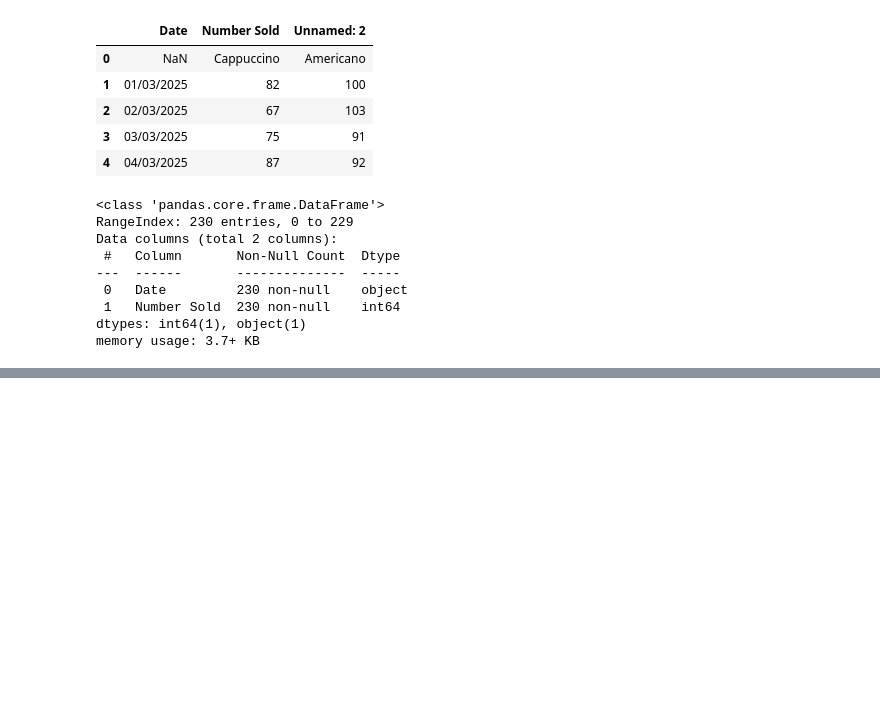
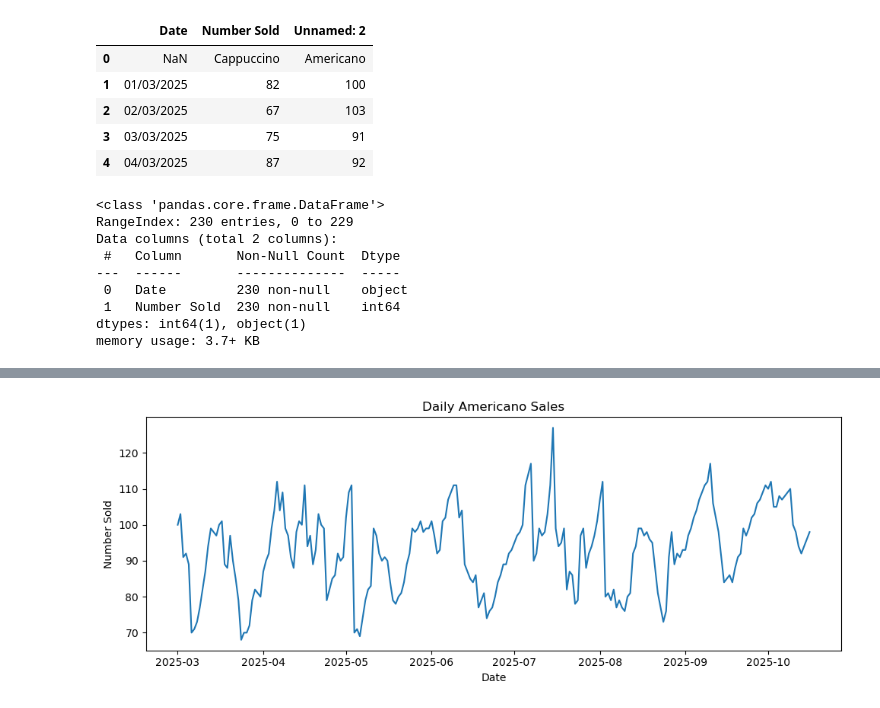
Before and after one commit to ufigiabhi/SYSDEV-Groupproject, a Jupyter notebook: ml/notebooks/01_data_loading_and_cleaning.ipynb, the cells around one changed output, grey strips where cells are left out. Saved outputs shown, nothing was run; the diff lists cells and outputs as text; code cells hidden in the pictures; blank space fills up the shorter version.

```diff
--- a/ml/notebooks/01_data_loading_and_cleaning.ipynb
+++ b/ml/notebooks/01_data_loading_and_cleaning.ipynb
@@ -45,0 +211,10 @@ memory usage: 3.7+ KB
+# %%
+plt.figure(figsize=(10, 4))
+plt.plot(daily_americano['Date'], daily_americano['Americano'])
+plt.title('Daily Americano Sales')
+plt.xlabel('Date')
+plt.ylabel('Number Sold')
+plt.tight_layout()
+plt.show()
+# %% [output]
+[figure, added]
```
Also changed, not shown: parts of 21 cells of this notebook.
